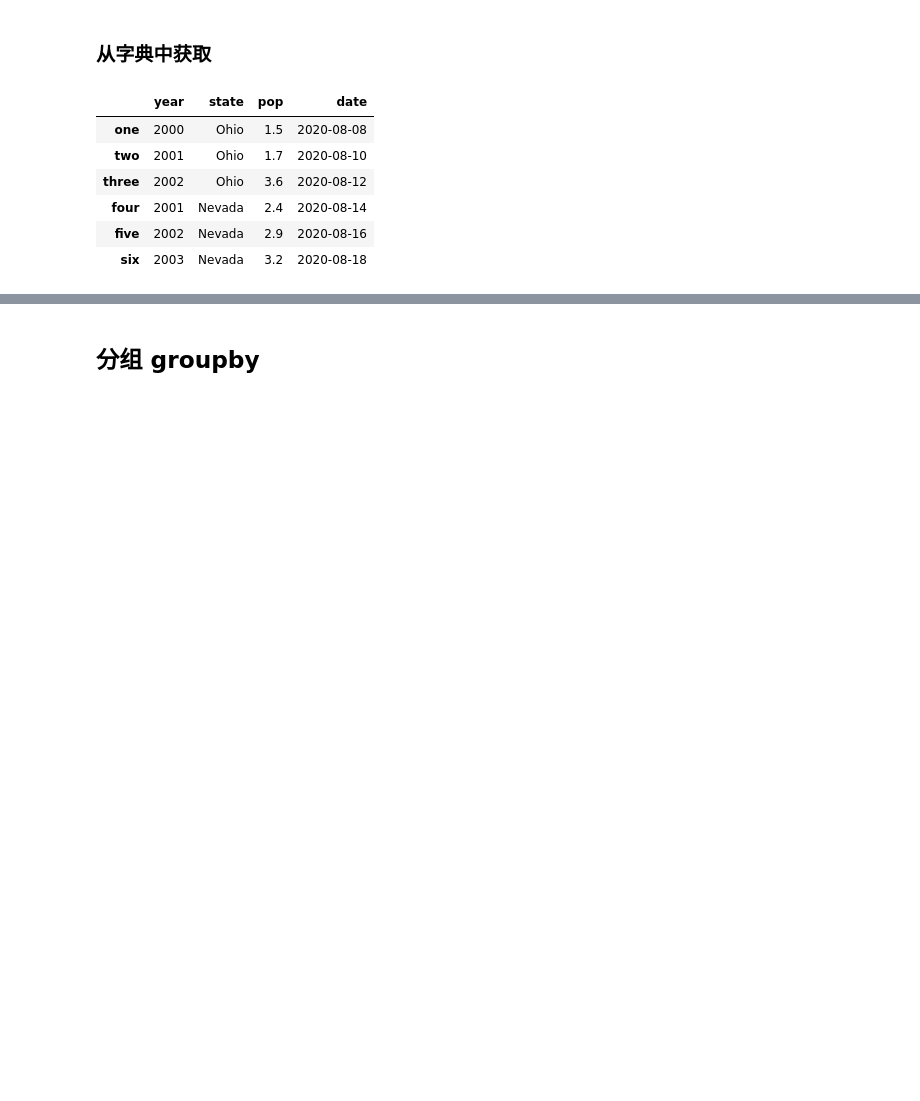
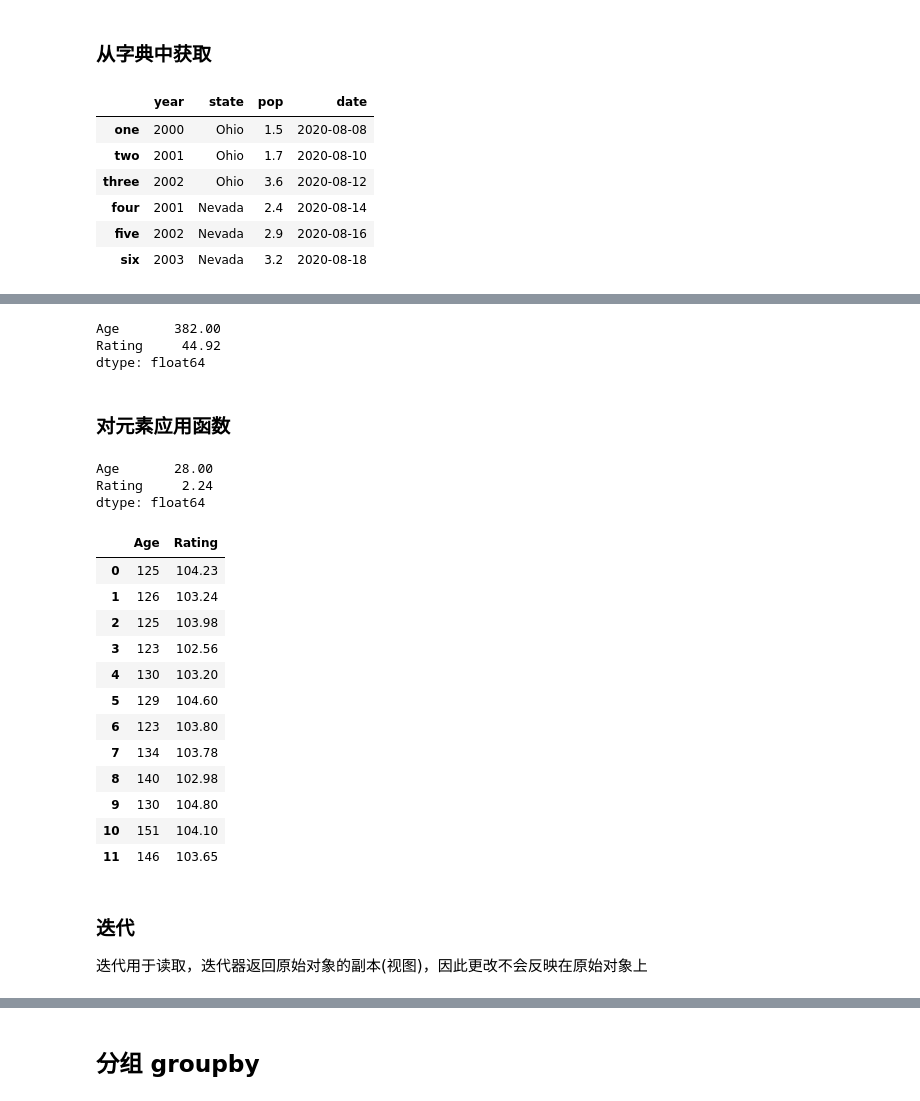
Before and after one commit to ToyHaoran/python01, a Jupyter notebook: 笔记/pandas笔记.ipynb, the cells around one changed output, grey strips where cells are left out. Cells and saved outputs as stored; diff of their text form; code cells hidden in the pictures; blank space fills up the shorter version.

```diff
--- a/笔记/pandas笔记.ipynb
+++ b/笔记/pandas笔记.ipynb
@@ -165,0 +187,15 @@ Name: pop, dtype: int64
+# %%
+d = {'Name': pd.Series(['Tom', 'James', 'Ricky', 'Vin', 'Steve', 'Smith', 'Jack',
+                        'Lee', 'David', 'Gasper', 'Betina', 'Andres']),
+     'Age': pd.Series([25, 26, 25, 23, 30, 29, 23, 34, 40, 30, 51, 46]),
+     'Rating': pd.Series([4.23, 3.24, 3.98, 2.56, 3.20, 4.6, 3.8, 3.78, 2.98, 4.80, 4.10, 3.65])}
+df = pd.DataFrame(d)
+df = df.iloc[:,-2:]
+# %%
+df.sum(0) # 默认0轴
+# %% [output]
+Age       382.00
+Rating     44.92
+dtype: float64
+# %% [markdown]
+### 对元素应用函数
@@ -165,0 +204,25 @@ Name: pop, dtype: int64
+# %%
+df.apply(lambda x: x.max() - x.min())
+# %% [output]
+Age       28.00
+Rating     2.24
+dtype: float64
+# %%
+df.applymap(lambda x: x + 100)  # 将每个元素+100
+# %% [output]
+|  | Age | Rating |
+| 0 | 125 | 104.23 |
+| 1 | 126 | 103.24 |
+| 2 | 125 | 103.98 |
+| 3 | 123 | 102.56 |
+| 4 | 130 | 103.20 |
+| 5 | 129 | 104.60 |
+| 6 | 123 | 103.80 |
+| 7 | 134 | 103.78 |
+| 8 | 140 | 102.98 |
+| 9 | 130 | 104.80 |
+| 10 | 151 | 104.10 |
+| 11 | 146 | 103.65 |
+# %% [markdown]
+### 迭代
+迭代用于读取，迭代器返回原始对象的副本(视图)，因此更改不会反映在原始对象上
```
Also changed, not shown: parts of 46 cells of this notebook, 1 other file.
